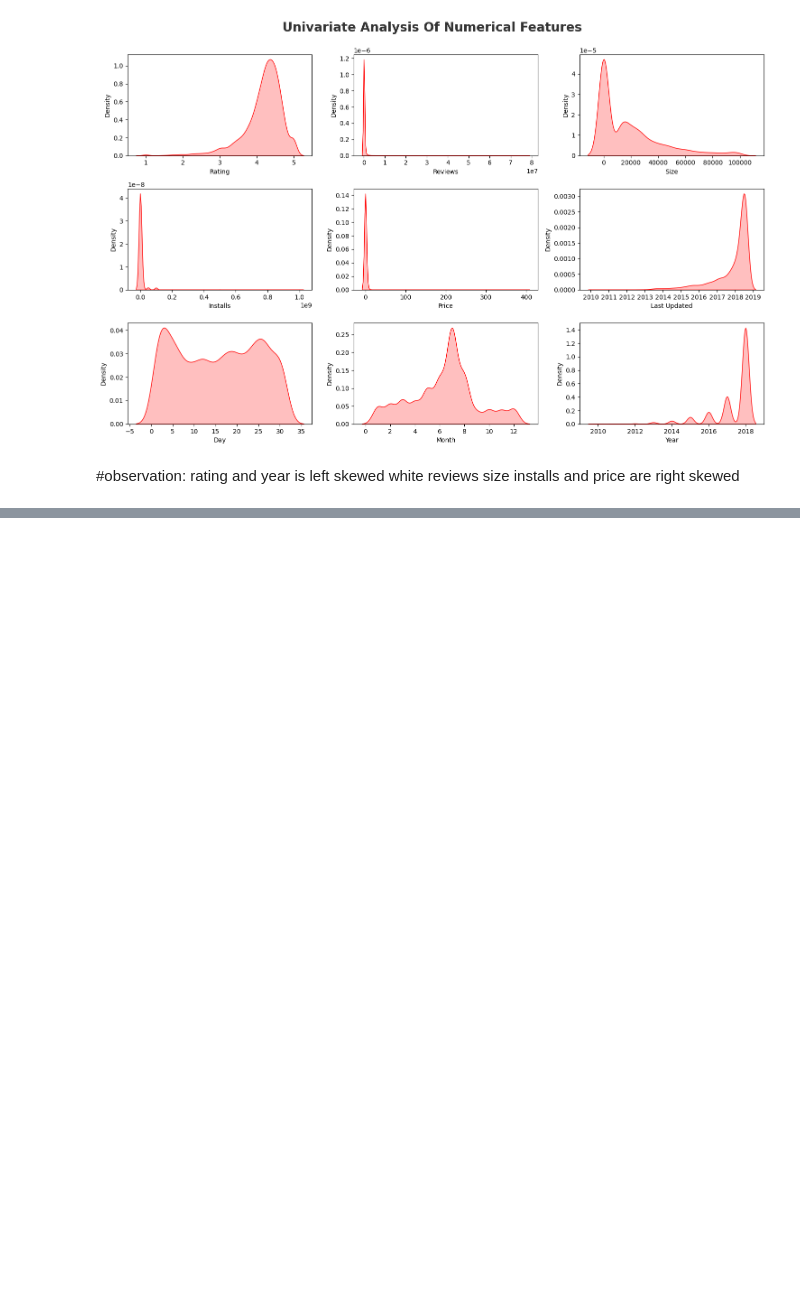
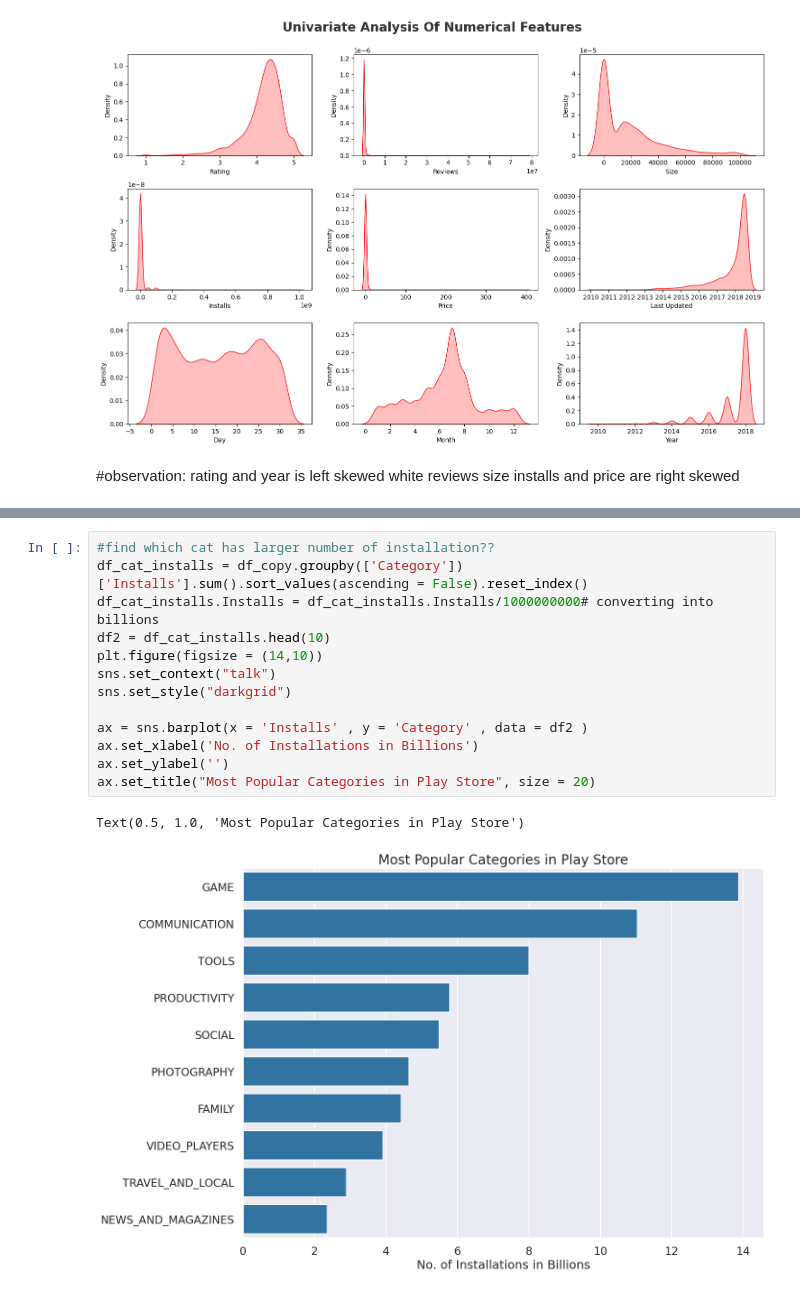
Before and after one commit to Bhargavvv412/EDA-Feature-Engineering, a Jupyter notebook: EDA_And_Feature_Eng_Of_Google_Play_Store_Datset.ipynb, the cells around one changed output, grey strips where cells are left out. Drawn from its saved outputs; the diff is of its cells as text; blank space fills up the shorter version.

```diff
--- a/EDA_And_Feature_Eng_Of_Google_Play_Store_Datset.ipynb
+++ b/EDA_And_Feature_Eng_Of_Google_Play_Store_Datset.ipynb
@@ -308,0 +381,16 @@ rating and year is left skewed white reviews size installs and price are right s
+# %%
+#find which cat has larger number of installation??
+df_cat_installs = df_copy.groupby(['Category'])['Installs'].sum().sort_values(ascending = False).reset_index()
+df_cat_installs.Installs = df_cat_installs.Installs/1000000000# converting into billions
+df2 = df_cat_installs.head(10)
+plt.figure(figsize = (14,10))
+sns.set_context("talk")
+sns.set_style("darkgrid")
+
+ax = sns.barplot(x = 'Installs' , y = 'Category' , data = df2 )
+ax.set_xlabel('No. of Installations in Billions')
+ax.set_ylabel('')
+ax.set_title("Most Popular Categories in Play Store", size = 20)
+# %% [output]
+Text(0.5, 1.0, 'Most Popular Categories in Play Store')
+[figure, added]
```
Also changed, not shown: parts of 12 cells of this notebook.
